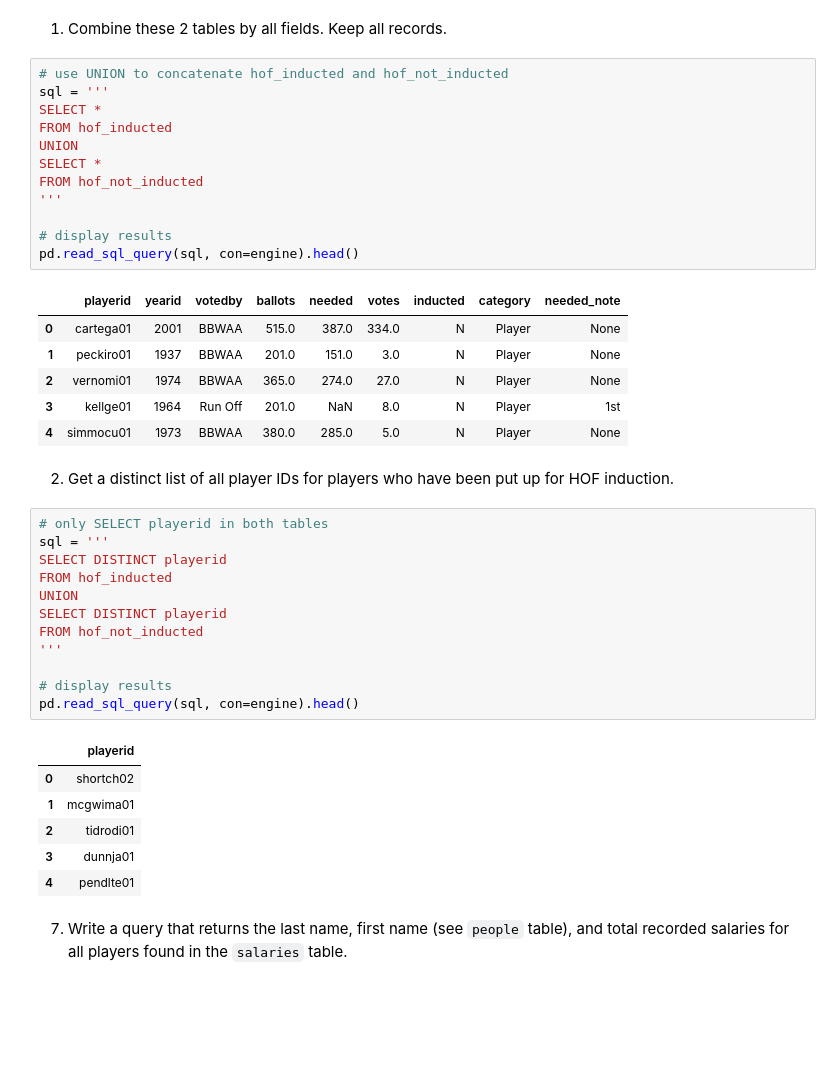
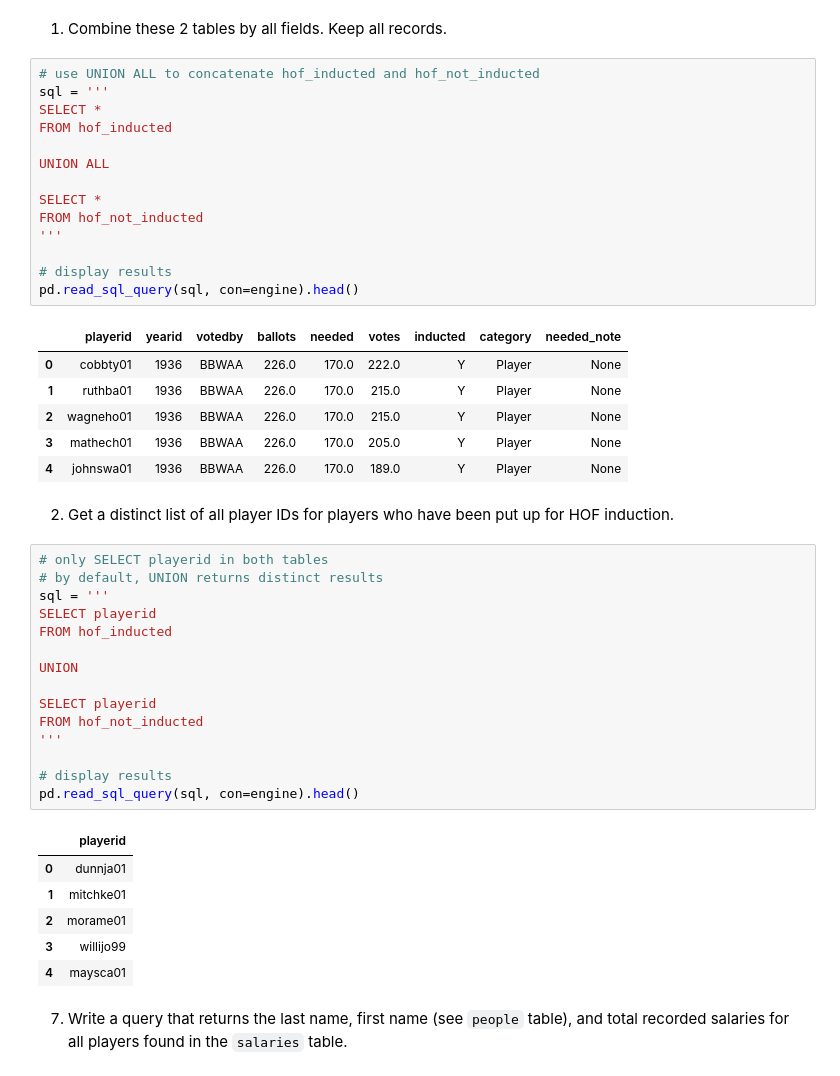
Before and after one commit to Yuan-Meng/sql_foundations, a Jupyter notebook: baseball.ipynb, the cells around one changed output. Saved outputs shown, nothing was run; the diff lists cells and outputs as text; blank space fills up the shorter version.

```diff
--- a/baseball.ipynb
+++ b/baseball.ipynb
@@ -128,33 +128,38 @@ pd.read_sql_query(sql, con=engine).head()
 # %% [markdown]
 1) Combine these 2 tables by all fields. Keep all records.
 # %%
-# use UNION to concatenate hof_inducted and hof_not_inducted
+# use UNION ALL to concatenate hof_inducted and hof_not_inducted
 sql = '''
 SELECT *
 FROM hof_inducted
-UNION
+
+UNION ALL
+
 SELECT *
 FROM hof_not_inducted
 '''
 
 # display results
 pd.read_sql_query(sql, con=engine).head()
 # %% [output]
 |  | playerid | yearid | votedby | ballots | needed | votes | inducted | category | needed_note |
-| 0 | cartega01 | 2001 | BBWAA | 515.0 | 387.0 | 334.0 | N | Player | None |
-| 1 | peckiro01 | 1937 | BBWAA | 201.0 | 151.0 | 3.0 | N | Player | None |
-| 2 | vernomi01 | 1974 | BBWAA | 365.0 | 274.0 | 27.0 | N | Player | None |
-| 3 | kellge01 | 1964 | Run Off | 201.0 | NaN | 8.0 | N | Player | 1st |
-| 4 | simmocu01 | 1973 | BBWAA | 380.0 | 285.0 | 5.0 | N | Player | None |
+| 0 | cobbty01 | 1936 | BBWAA | 226.0 | 170.0 | 222.0 | Y | Player | None |
+| 1 | ruthba01 | 1936 | BBWAA | 226.0 | 170.0 | 215.0 | Y | Player | None |
+| 2 | wagneho01 | 1936 | BBWAA | 226.0 | 170.0 | 215.0 | Y | Player | None |
+| 3 | mathech01 | 1936 | BBWAA | 226.0 | 170.0 | 205.0 | Y | Player | None |
+| 4 | johnswa01 | 1936 | BBWAA | 226.0 | 170.0 | 189.0 | Y | Player | None |
 # %% [markdown]
 2) Get a distinct list of all player IDs for players who have been put up for HOF induction.
 # %%
 # only SELECT playerid in both tables
+# by default, UNION returns distinct results
 sql = '''
-SELECT DISTINCT playerid
+SELECT playerid
 FROM hof_inducted
+
 UNION
-SELECT DISTINCT playerid
+
+SELECT playerid
 FROM hof_not_inducted
 '''
 
@@ -162,11 +167,11 @@ FROM hof_not_inducted
 pd.read_sql_query(sql, con=engine).head()
 # %% [output]
 |  | playerid |
-| 0 | shortch02 |
-| 1 | mcgwima01 |
-| 2 | tidrodi01 |
-| 3 | dunnja01 |
-| 4 | pendlte01 |
+| 0 | dunnja01 |
+| 1 | mitchke01 |
+| 2 | morame01 |
+| 3 | willijo99 |
+| 4 | maysca01 |
 # %% [markdown]
 7. Write a query that returns the last name, first name (see `people` table), and total recorded salaries for all players found in the `salaries` table.
 # %%
```
Also changed, not shown: parts of 9 cells of this notebook.
